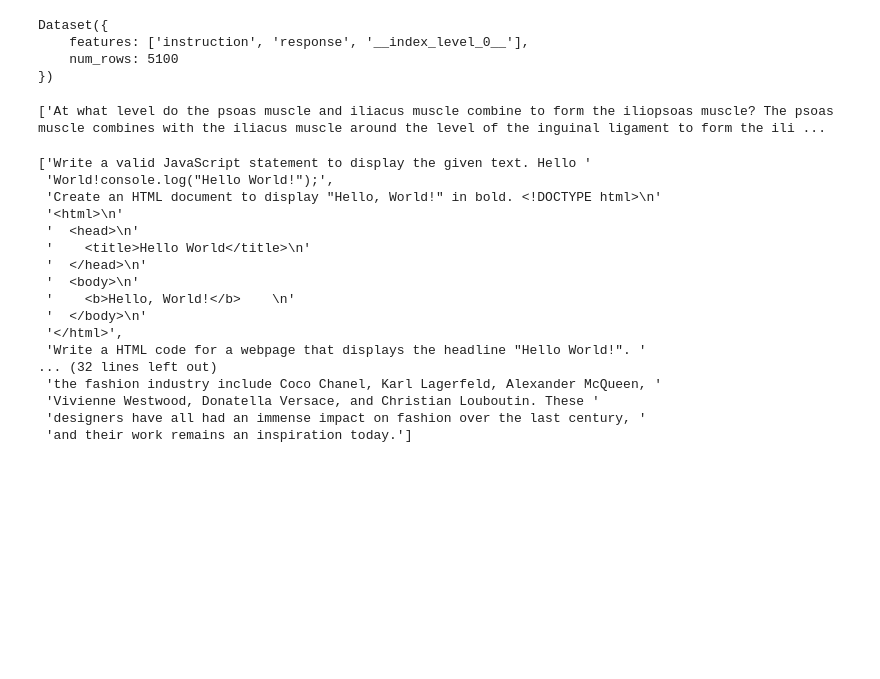
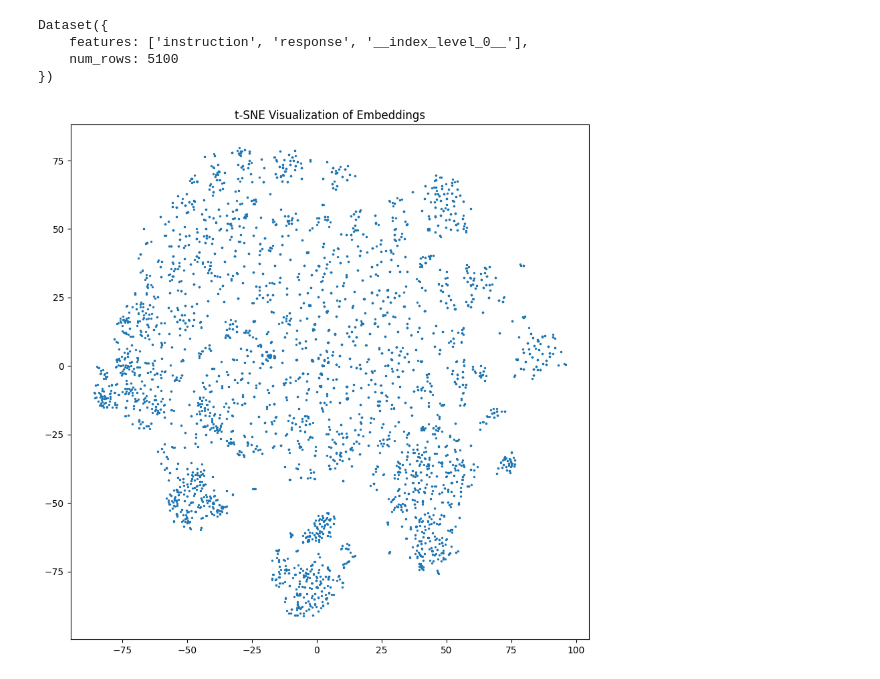
Before and after one commit to LEON-gittech/Cherry_LLM, a Jupyter notebook: non-iid.ipynb, the cells around one changed output. Cells and saved outputs as stored; diff of their text form; code cells hidden in the pictures; blank space fills up the shorter version.

```diff
--- a/non-iid.ipynb
+++ b/non-iid.ipynb
@@ -26,7 +25,0 @@ def concat_columns(example: dict):
-# %%
-for i in range(10):
-    datas[i] = datas[i].map(concat_columns)
-# %%
-print(datas[0]["text"][:10])
-# %% [output]
-['At what level do the psoas muscle and iliacus muscle combine to form the iliopsoas muscle? The psoas muscle combines with the iliacus muscle around the level of the inguinal ligament to form the ili ...
@@ -44,22 +26,12 @@ data2 = load_from_disk("/mnt/bn/data-tns-live-llm/leon/datasets/neg.parquet").ma
-# %%
-from pprint import pprint as pp
-pp(data1["text"][:5])
-pp(data2["text"][:5])
-# %% [output]
-['Write a valid JavaScript statement to display the given text. Hello '
- 'World!console.log("Hello World!");',
- 'Create an HTML document to display "Hello, World!" in bold. <!DOCTYPE html>\n'
- '<html>\n'
- '  <head>\n'
- '    <title>Hello World</title>\n'
- '  </head>\n'
- '  <body>\n'
- '    <b>Hello, World!</b>    \n'
- '  </body>\n'
- '</html>',
- 'Write a HTML code for a webpage that displays the headline "Hello World!". '
-... (32 lines left out)
- 'the fashion industry include Coco Chanel, Karl Lagerfeld, Alexander McQueen, '
- 'Vivienne Westwood, Donatella Versace, and Christian Louboutin. These '
- 'designers have all had an immense impact on fashion over the last century, '
- 'and their work remains an inspiration today.']
+# %%
+embeddings = model.encode(datas[0]["instruction"])
+# %%
+tsne_model = TSNE(n_components=2, random_state=0, metric='cosine')
+tsne_results = tsne_model.fit_transform(embeddings)
+# colors = ['red' if i < 20022 else 'blue' for i in range(len(tsne_results))]
+plt.figure(figsize=(10, 10))
+plt.scatter(tsne_results[:, 0], tsne_results[:, 1], s=2)
+plt.title('t-SNE Visualization of Embeddings')
+plt.show()
+# %% [output]
+[figure, added]
```
Also changed, not shown: parts of 5 cells of this notebook, 1 other file.
